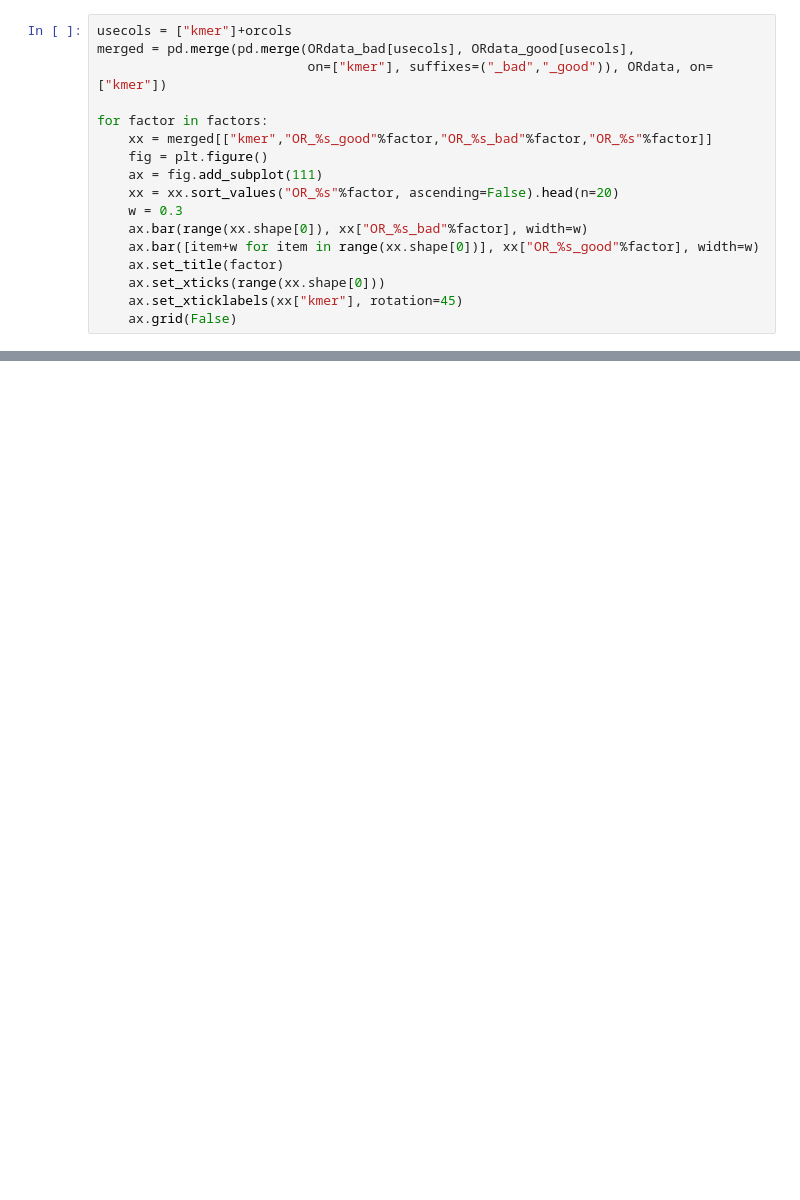
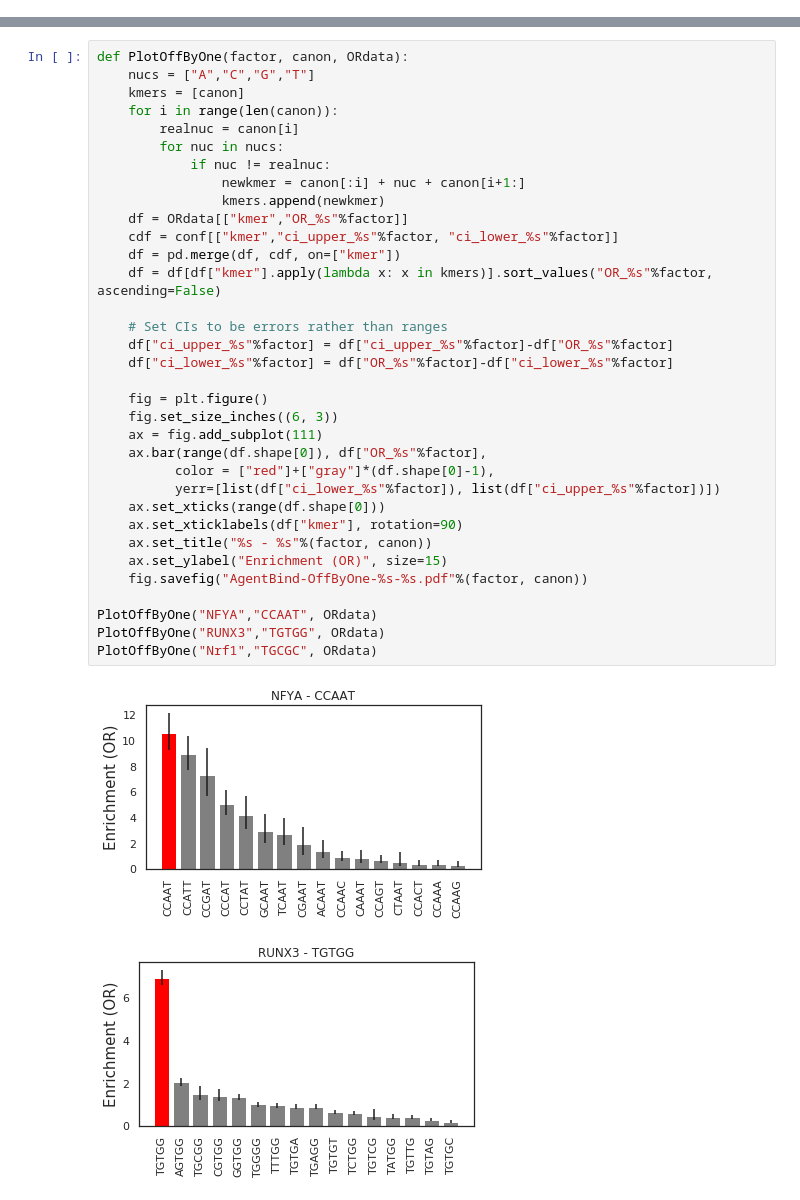
Before and after one commit to gymreklab/agent-bind-analyses, a Jupyter notebook: Figures/AgentBind_Figure3.ipynb, the cells around one changed output, grey strips where cells are left out. Saved outputs shown, nothing was run; the diff lists cells and outputs as text; blank space fills up the shorter version.

```diff
--- a/Figures/AgentBind_Figure3.ipynb
+++ b/Figures/AgentBind_Figure3.ipynb
@@ -150,17 +112,0 @@ f.sort_values("maxOR", ascending=False).head(n=20)
-# %%
-usecols = ["kmer"]+orcols
-merged = pd.merge(pd.merge(ORdata_bad[usecols], ORdata_good[usecols],
-                           on=["kmer"], suffixes=("_bad","_good")), ORdata, on=["kmer"])
-
-for factor in factors:
-    xx = merged[["kmer","OR_%s_good"%factor,"OR_%s_bad"%factor,"OR_%s"%factor]]
-    fig = plt.figure()
-    ax = fig.add_subplot(111)
-    xx = xx.sort_values("OR_%s"%factor, ascending=False).head(n=20)
-    w = 0.3
-    ax.bar(range(xx.shape[0]), xx["OR_%s_bad"%factor], width=w)
-    ax.bar([item+w for item in range(xx.shape[0])], xx["OR_%s_good"%factor], width=w)
-    ax.set_title(factor)
-    ax.set_xticks(range(xx.shape[0]))
-    ax.set_xticklabels(xx["kmer"], rotation=45)
-    ax.grid(False)
@@ -207,0 +297,37 @@ ORdata[["Score_STAT1","pval_STAT1","OR_STAT1"]]
+# %%
+def PlotOffByOne(factor, canon, ORdata):
+    nucs = ["A","C","G","T"]
+    kmers = [canon]
+    for i in range(len(canon)):
+        realnuc = canon[i]
+        for nuc in nucs:
+            if nuc != realnuc:
+                newkmer = canon[:i] + nuc + canon[i+1:]
+                kmers.append(newkmer)
+    df = ORdata[["kmer","OR_%s"%factor]]
+    cdf = conf[["kmer","ci_upper_%s"%factor, "ci_lower_%s"%factor]]
+    df = pd.merge(df, cdf, on=["kmer"])
+    df = df[df["kmer"].apply(lambda x: x in kmers)].sort_values("OR_%s"%factor, ascending=False)
+
+    # Set CIs to be errors rather than ranges
+    df["ci_upper_%s"%factor] = df["ci_upper_%s"%factor]-df["OR_%s"%factor]
+    df["ci_lower_%s"%factor] = df["OR_%s"%factor]-df["ci_lower_%s"%factor]
+
+    fig = plt.figure()
+    fig.set_size_inches((6, 3))
+    ax = fig.add_subplot(111)
+    ax.bar(range(df.shape[0]), df["OR_%s"%factor],
+          color = ["red"]+["gray"]*(df.shape[0]-1),
+          yerr=[list(df["ci_lower_%s"%factor]), list(df["ci_upper_%s"%factor])])
+    ax.set_xticks(range(df.shape[0]))
+    ax.set_xticklabels(df["kmer"], rotation=90)
+    ax.set_title("%s - %s"%(factor, canon))
+    ax.set_ylabel("Enrichment (OR)", size=15)
+    fig.savefig("AgentBind-OffByOne-%s-%s.pdf"%(factor, canon))
+
+PlotOffByOne("NFYA","CCAAT", ORdata)
+PlotOffByOne("RUNX3","TGTGG", ORdata)
+PlotOffByOne("Nrf1","TGCGC", ORdata)
+# %% [output]
+[figure, added]
+[figure, added]
```
Also changed, not shown: parts of 16 cells of this notebook.
